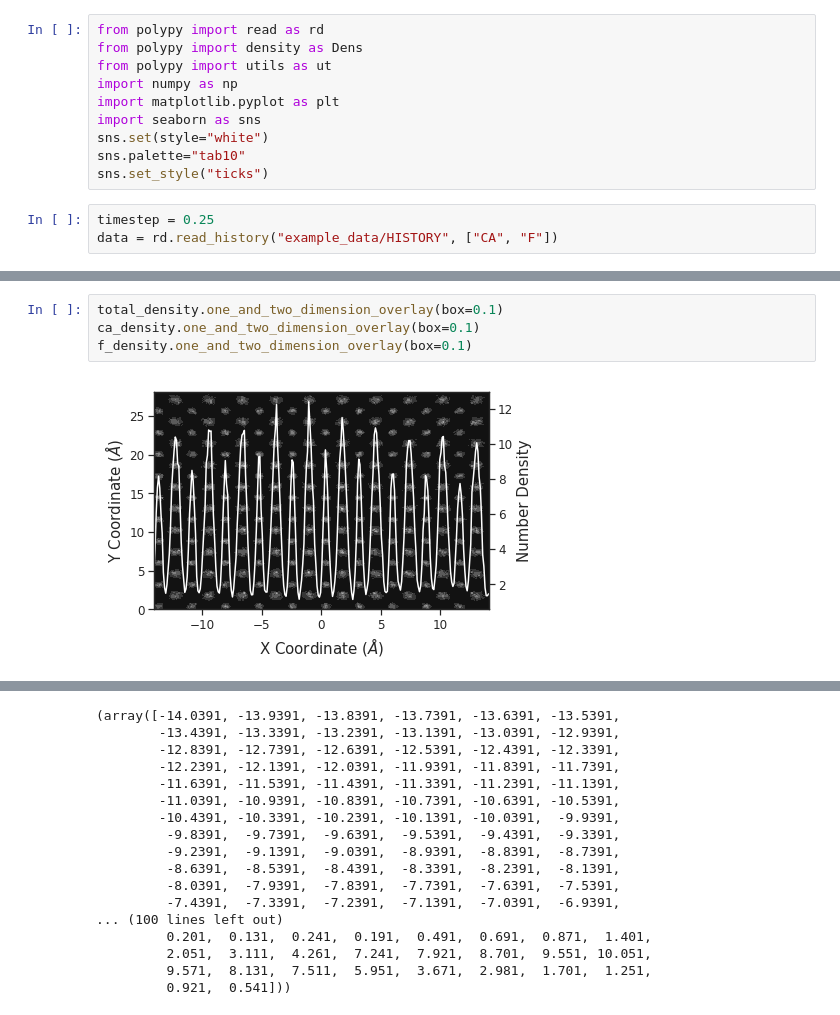
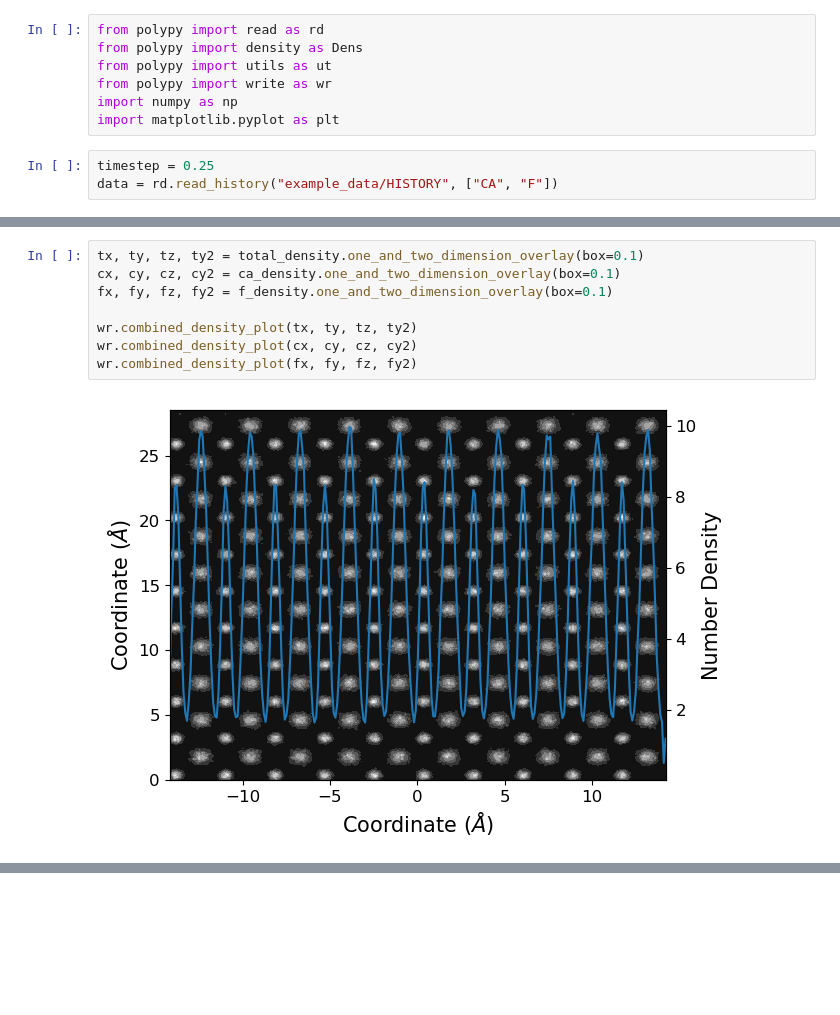
Before and after one commit to symmy596/Polypy, a Jupyter notebook: examples/Density.ipynb, the cells around one changed output, grey strips where cells are left out. Cells and saved outputs as stored; diff of their text form; blank space fills up the shorter version.

```diff
--- a/examples/Density.ipynb
+++ b/examples/Density.ipynb
@@ -6,12 +6,9 @@
 from polypy import read as rd
 from polypy import density as Dens
 from polypy import utils as ut
+from polypy import write as wr
 import numpy as np
 import matplotlib.pyplot as plt
-import seaborn as sns
-sns.set(style="white")
-sns.palette="tab10"
-sns.set_style("ticks")
 # %%
 timestep = 0.25
 data = rd.read_history("example_data/HISTORY", ["CA", "F"])
@@ -82,6 +74,10 @@ fx, fy, fz = f_density.two_dimensional_density(box=0.1)
 # %%
-total_density.one_and_two_dimension_overlay(box=0.1)
-ca_density.one_and_two_dimension_overlay(box=0.1)
-f_density.one_and_two_dimension_overlay(box=0.1)
+tx, ty, tz, ty2 = total_density.one_and_two_dimension_overlay(box=0.1)
+cx, cy, cz, cy2 = ca_density.one_and_two_dimension_overlay(box=0.1)
+fx, fy, fz, fy2 = f_density.one_and_two_dimension_overlay(box=0.1)
+
+wr.combined_density_plot(tx, ty, tz, ty2)
+wr.combined_density_plot(cx, cy, cz, cy2)
+wr.combined_density_plot(fx, fy, fz, fy2)
 # %% [output]
-[figure, old version]
+[figure, new version]
@@ -90,17 +85,0 @@ f_density.one_and_two_dimension_overlay(box=0.1)
-(array([-14.0391, -13.9391, -13.8391, -13.7391, -13.6391, -13.5391,
-        -13.4391, -13.3391, -13.2391, -13.1391, -13.0391, -12.9391,
-        -12.8391, -12.7391, -12.6391, -12.5391, -12.4391, -12.3391,
-        -12.2391, -12.1391, -12.0391, -11.9391, -11.8391, -11.7391,
-        -11.6391, -11.5391, -11.4391, -11.3391, -11.2391, -11.1391,
-        -11.0391, -10.9391, -10.8391, -10.7391, -10.6391, -10.5391,
-        -10.4391, -10.3391, -10.2391, -10.1391, -10.0391,  -9.9391,
-         -9.8391,  -9.7391,  -9.6391,  -9.5391,  -9.4391,  -9.3391,
-         -9.2391,  -9.1391,  -9.0391,  -8.9391,  -8.8391,  -8.7391,
-         -8.6391,  -8.5391,  -8.4391,  -8.3391,  -8.2391,  -8.1391,
-         -8.0391,  -7.9391,  -7.8391,  -7.7391,  -7.6391,  -7.5391,
-         -7.4391,  -7.3391,  -7.2391,  -7.1391,  -7.0391,  -6.9391,
-... (100 lines left out)
-         0.201,  0.131,  0.241,  0.191,  0.491,  0.691,  0.871,  1.401,
-         2.051,  3.111,  4.261,  7.241,  7.921,  8.701,  9.551, 10.051,
-         9.571,  8.131,  7.511,  5.951,  3.671,  2.981,  1.701,  1.251,
-         0.921,  0.541]))
```
Also changed, not shown: parts of 7 cells of this notebook, 3 other files.
